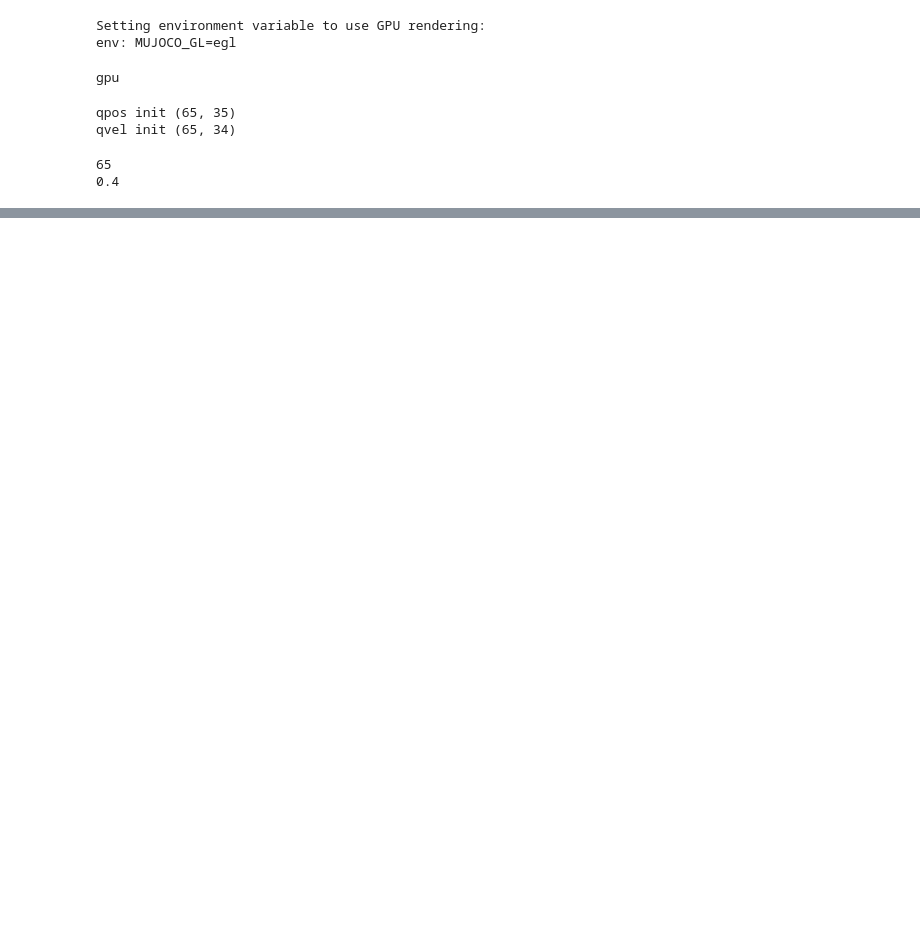
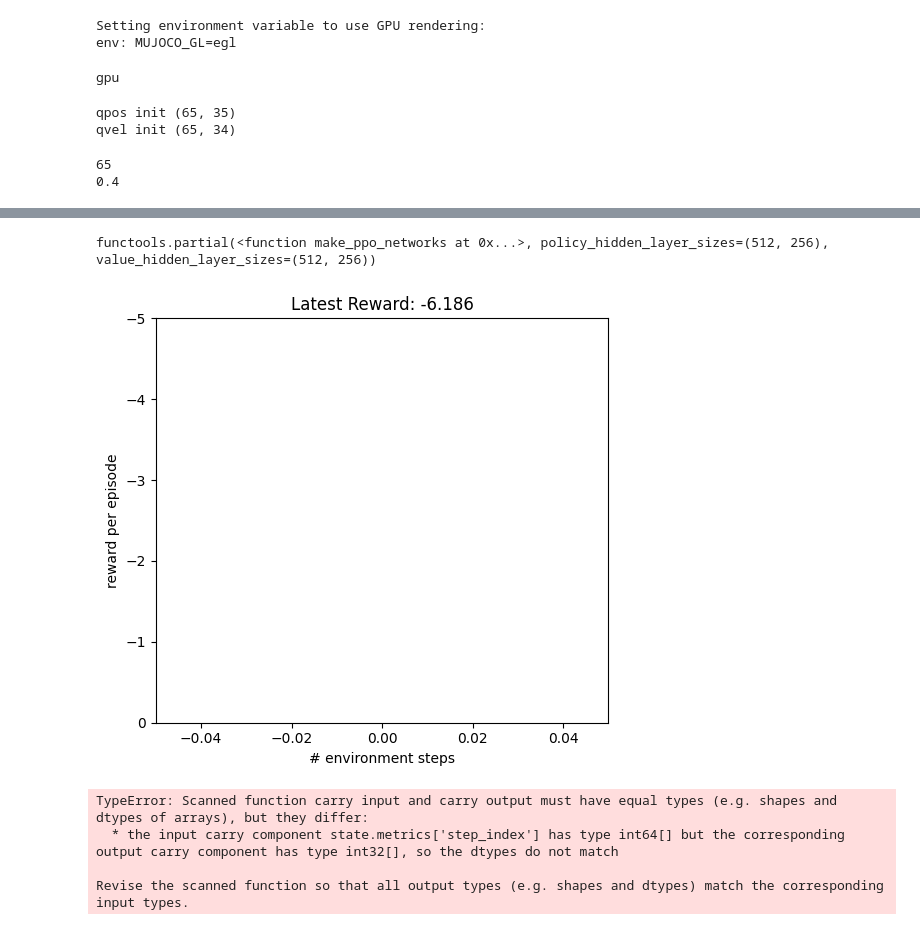
Before and after one commit to Galleta12/Physics-Based-RL, a Jupyter notebook: apg_test1.ipynb, the cells around one changed output, grey strips where cells are left out. Drawn from its saved outputs; the diff is of its cells as text; code cells hidden in the pictures; blank space fills up the shorter version.

```diff
--- a/apg_test1.ipynb
+++ b/apg_test1.ipynb
@@ -261,0 +228,67 @@ after the minibatch_step
+# %%
+
+make_networks_factory = functools.partial(
+    ppo_networks.make_ppo_networks,
+        policy_hidden_layer_sizes=(512,256),
+        value_hidden_layer_sizes=(512,256))
+make_networks_factory
+# %% [output]
+functools.partial(<function make_ppo_networks at 0x...>, policy_hidden_layer_sizes=(512, 256), value_hidden_layer_sizes=(512, 256))
+# %%
+train_fn = functools.partial(
+    ppo.train, num_timesteps=episode_len-1, num_evals=10, reward_scaling=0.1,
+    episode_length=1000, normalize_observations=True, action_repeat=1,
+    unroll_length=15, num_minibatches=24, num_updates_per_batch=8,
+    discounting=0.97, learning_rate=3e-4, entropy_cost=1e-3, num_envs=256,
+    batch_size=256, seed=0)
+# %%
+x_data = []
+y_data = []
+ydataerr = []
+y_pose_error = []  # to store pose error
+times = [datetime.now()]
+max_y_rewards, min_y_rewards = 0, -5
+def progress(num_steps, metrics):
+
+  #print(num_steps)
+  times.append(datetime.now())
+  x_data.append(num_steps)
+  y_data.append(metrics['eval/episode_reward'])
+  ydataerr.append(metrics['eval/episode_reward_std'])
+  #y_pose_error.append(metrics['eval/episode_pose_error'])  # capture pose error
+
+  plt.figure(figsize=(10, 5))
+  plt.subplot(1, 2, 1)
+  plt.xlim([0, num_steps* 1.25])
+  plt.ylim([max_y_rewards, min_y_rewards])
+
+  plt.xlabel('# environment steps')
+  plt.ylabel('reward per episode')
+  plt.title(f'Latest Reward: {y_data[-1]:.3f}')
+  plt.plot(x_data, y_data, '-o')
+
+  # plt.subplot(1, 2, 2)
+  # plt.xlim([0, num_steps* 1.25])
+  # plt.ylim([min(y_pose_error) * 0.9, max(y_pose_error) * 1.1])
+  # plt.xlabel('# Environment Steps')
+  # plt.ylabel('Pose Error per Episode')
+  # plt.title(f'Latest Pose Error: {y_pose_error[-1]:.3f}')
+  # plt.plot(x_data, y_pose_error, '-o')
+
+
+  plt.tight_layout()
+  plt.show()
+
+
+make_inference_fn, params, _= train_fn(environment=env,
+                                       progress_fn=progress,
+                                       eval_env=env_eval)
+
+print(f'time to jit: {times[1] - times[0]}')
+print(f'time to train: {times[-1] - times[1]}')
+# %% [output]
+[figure, added]
+TypeError: Scanned function carry input and carry output must have equal types (e.g. shapes and dtypes of arrays), but they differ:
+  * the input carry component state.metrics['step_index'] has type int64[] but the corresponding output carry component has type int32[], so the dtypes do not match
+
+Revise the scanned function so that all output types (e.g. shapes and dtypes) match the corresponding input types.
```
Also changed, not shown: parts of 3 cells of this notebook, 4 other files.
